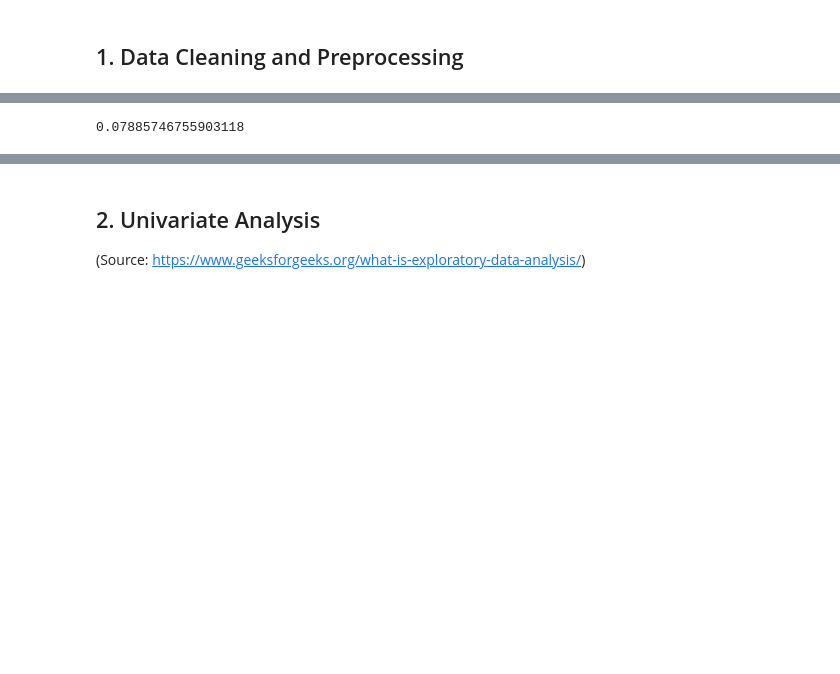
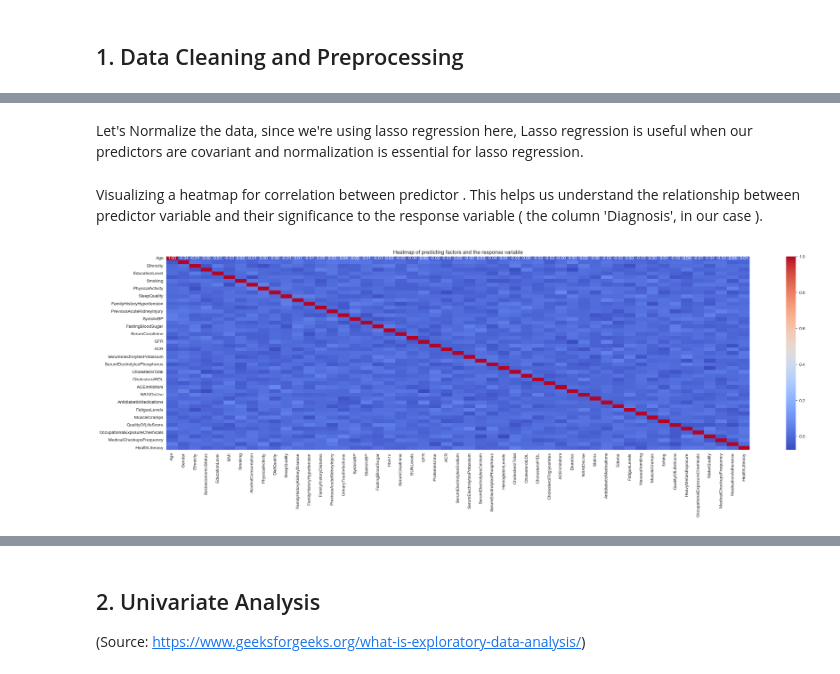
Before and after one commit to anjali-deshpande-hub/chronic_kidney_disease, a Jupyter notebook: src/CKD.ipynb, the cells around one changed output, grey strips where cells are left out. Saved outputs shown, nothing was run; the diff lists cells and outputs as text; code cells hidden in the pictures; blank space fills up the shorter version.

Commit message:
visualized prediction results and correlation heatmap for predictor variables

```diff
--- a/src/CKD.ipynb
+++ b/src/CKD.ipynb
@@ -40,4 +40,6 @@ def clean_data(raw_data,response_column=None, columns=None):
     return predictor_data,response_data
 
 X_data,Y_data=clean_data(raw_data=df,response_column='Diagnosis',columns=columns_to_drop)
+# %% [markdown]
+Let's Normalize the data, since we're using lasso regression here, Lasso regression is useful when our predictors are covariant and normalization is essential for lasso regression.
 # %%
@@ -51,7 +56,17 @@ from sklearn.linear_model import Lasso
 from sklearn.metrics import mean_squared_error
 lasso = Lasso(alpha=0.1)
 lasso.fit(X_train, y_train)
-y_pred_lasso = lasso.predict(X_test)
-lasso_mse = mean_squared_error(y_test, y_pred_lasso)
+y_pred = lasso.predict(X_test)
+lasso_mse = mean_squared_error(y_test, y_pred)
+coefficients = lasso.coef_
+intercept = lasso.intercept_
-# %% [output]
-0.07885746755903118
+# %% [markdown]
+Visualizing a heatmap for correlation between predictor . This helps us understand the relationship between predictor variable and their significance to the response variable ( the column 'Diagnosis', in our case ).
+# %%
+corr_matrix = X_data.corr()
+plt.figure(figsize=(30, 8))
+sns.heatmap(corr_matrix, annot=True, cmap='coolwarm', fmt='.2f')
+plt.title('Heatmap of predicting factors and the response variable')
+plt.show()
+# %% [output]
+[figure, added]
```
Also changed, not shown: parts of 4 cells of this notebook.
